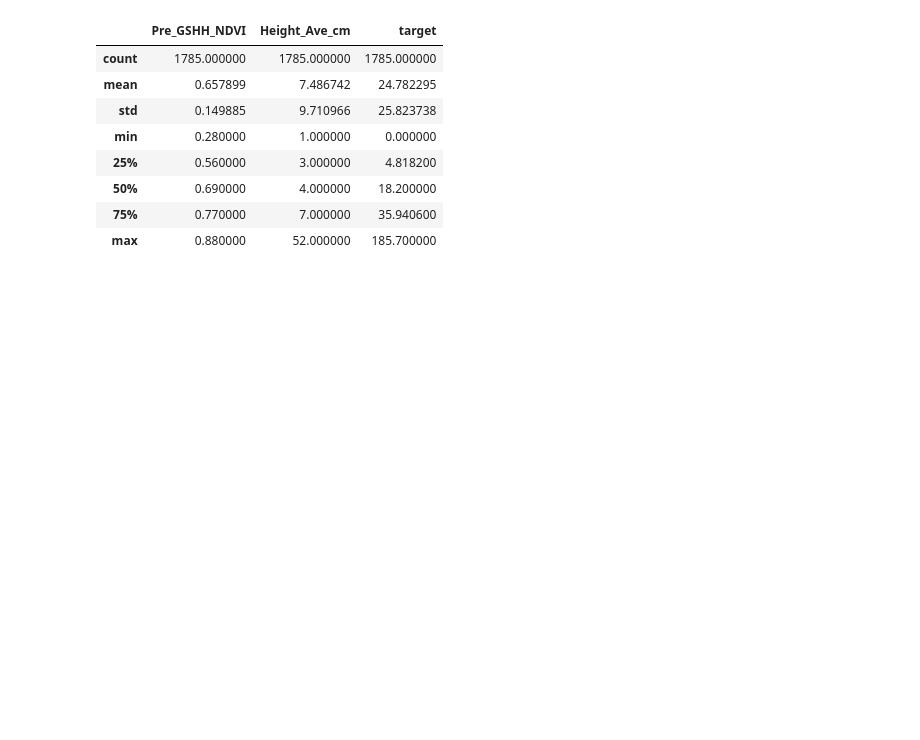
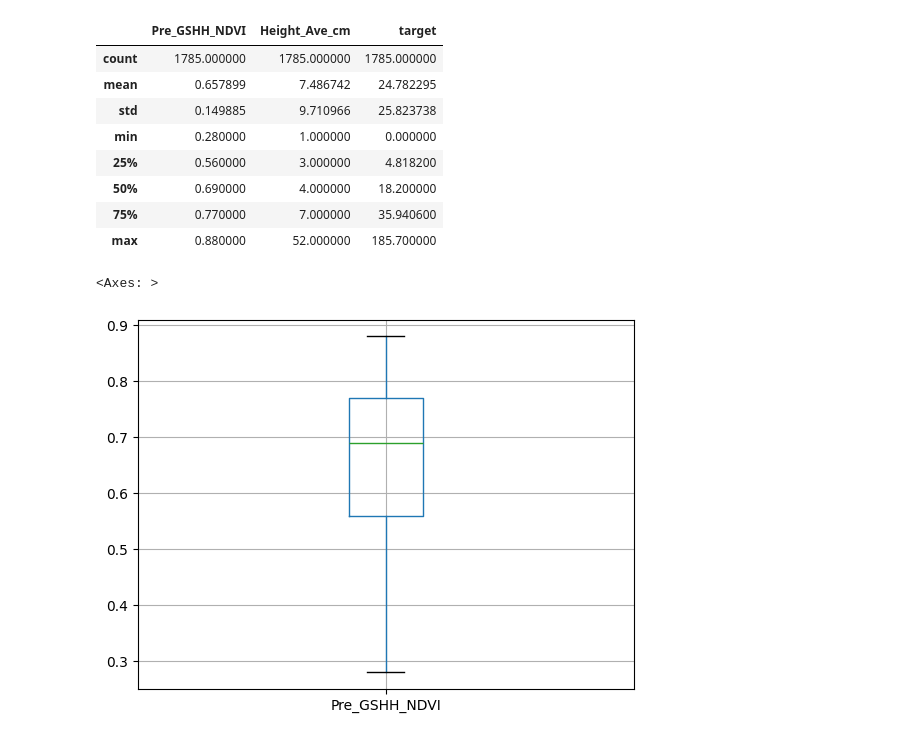
Before and after one commit to VeriLabs-Team/biomass-prediction, a Jupyter notebook: Notebooks/tabular_eda.ipynb, the cells around one changed output. Saved outputs shown, nothing was run; the diff lists cells and outputs as text; code cells hidden in the pictures; blank space fills up the shorter version.

```diff
--- a/Notebooks/tabular_eda.ipynb
+++ b/Notebooks/tabular_eda.ipynb
@@ -93,3 +121,10 @@ df.describe()
 | max | 0.880000 | 52.000000 | 185.700000 |
 # %%
 df.to_csv("../Biomass_data/processed/after_eda.csv" , index = False )
+# %%
+df_processed = pd.read_csv("../Biomass_data/processed/after_eda.csv")
+# %%
+df_processed.boxplot(column = "Pre_GSHH_NDVI")
+# %% [output]
+<Axes: >
+[figure, added]
```
Also changed, not shown: parts of 5 cells of this notebook.
